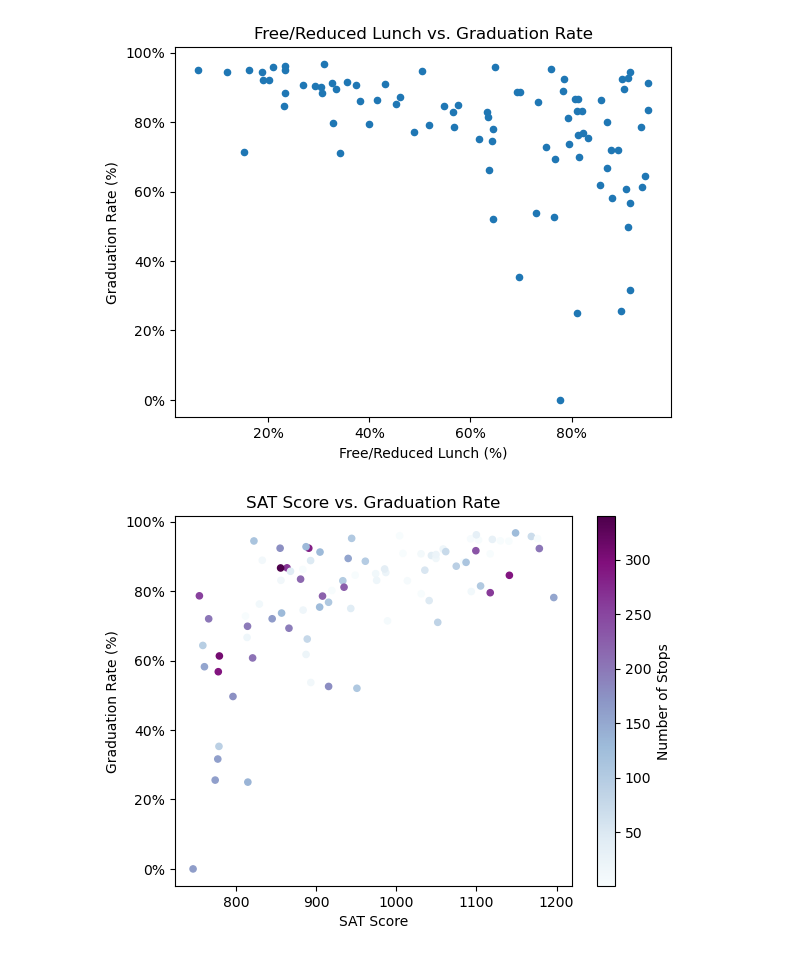
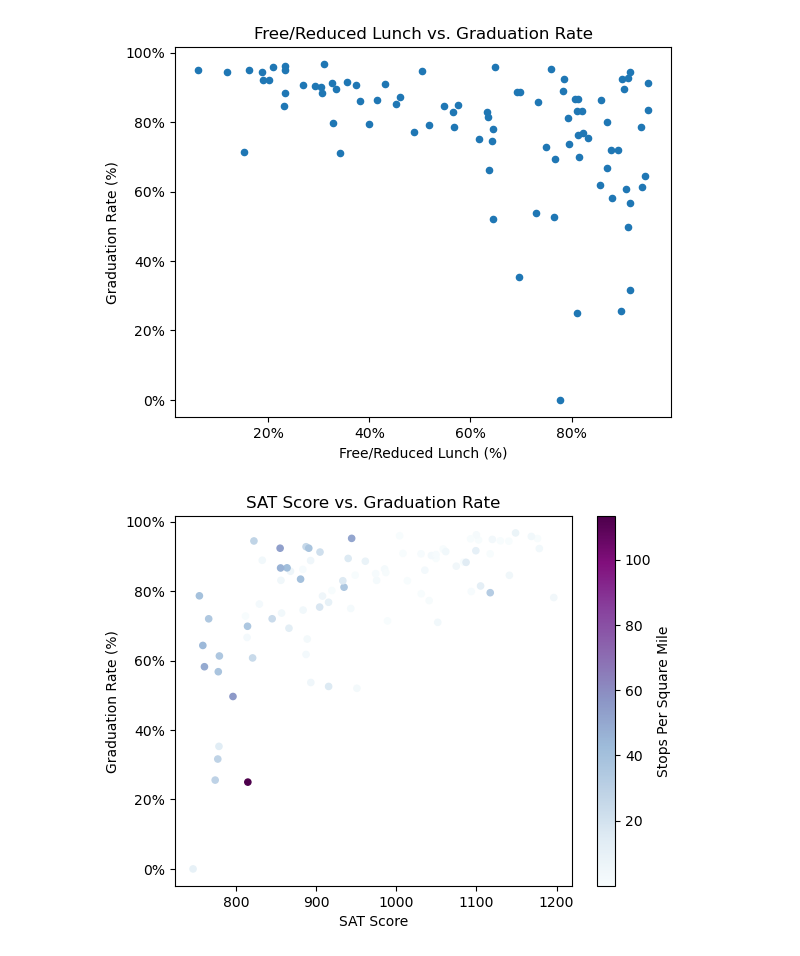
Before and after one commit to HLee12000/UpennDataProject1, a Jupyter notebook: DataAnalysis.ipynb, the cells around one changed output. Saved outputs shown, nothing was run; the diff lists cells and outputs as text; code cells hidden in the pictures.

```diff
--- a/DataAnalysis.ipynb
+++ b/DataAnalysis.ipynb
@@ -48,18 +55,18 @@ freereduced_grad.yaxis.set_major_formatter(mpl.ticker.PercentFormatter(1.0, deci
 # %%
 #SAT Scores vs. Grad Rate Scatter by Transit Stops
 sat_grad = final_df.plot(kind="scatter",
                          x="FinalAllSbjtAveScore",
                          y="GradRate",
-                         c=final_df["count_ntm_stops"],
+                         c=final_df["stops_per_sqmile"],
                          colorbar=True,
                          cmap="BuPu",
                          grid=False,
                          xlabel="SAT Score",
                          ylabel="Graduation Rate (%)",
                          title="SAT Score vs. Graduation Rate")
 clb = sat_grad.collections[0].colorbar
-clb.set_label("Number of Stops")
+clb.set_label("Stops Per Square Mile")
 sat_grad.yaxis.set_major_formatter(mpl.ticker.PercentFormatter(1.0, decimals=0))
 # %% [output]
-[figure, old version]
+[figure, new version]
 # %%
```
Also changed, not shown: parts of 3 cells of this notebook, 2 other files.
